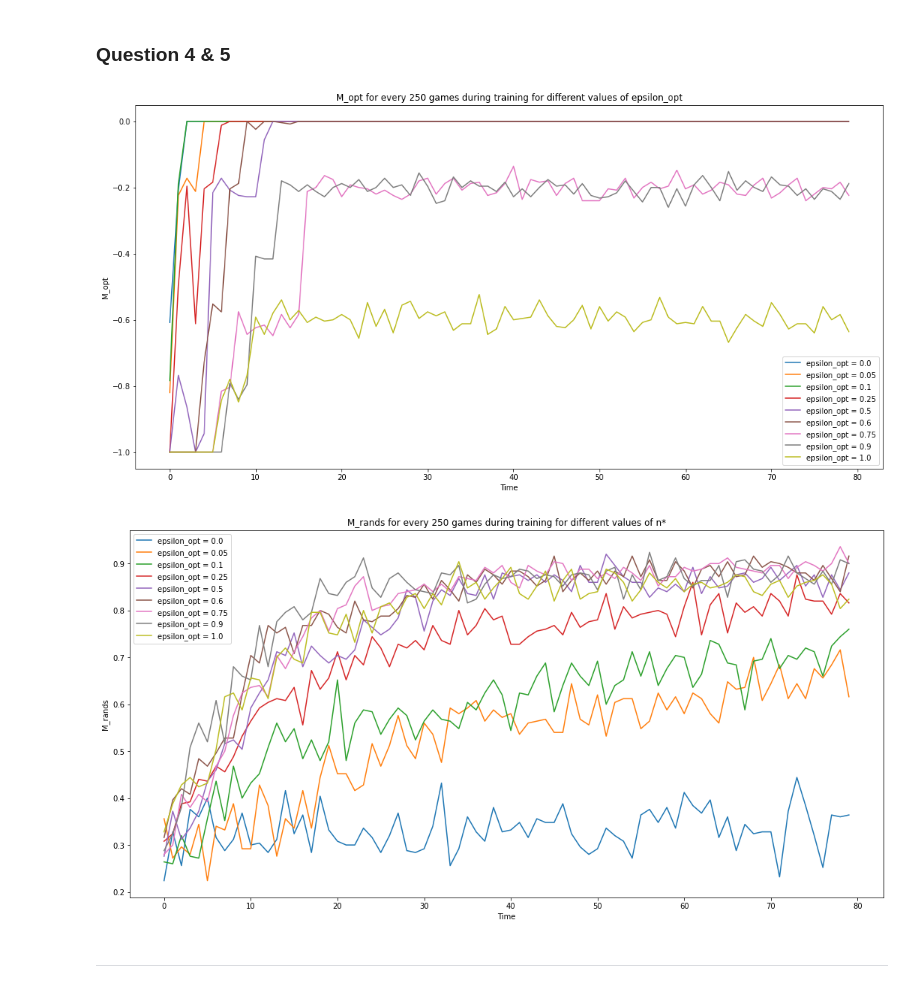
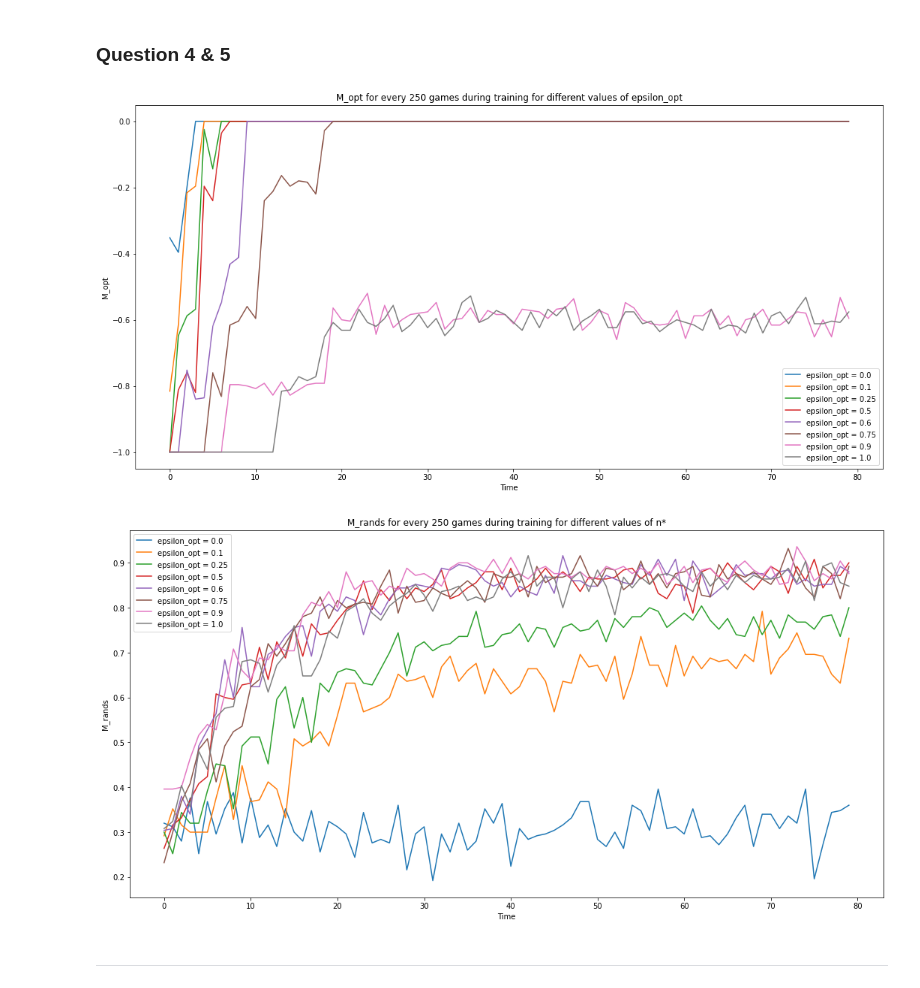
Before and after one commit to thurgarion2/tictactoe, a Jupyter notebook: tic_tac_toe.ipynb, the cells around one changed output. Drawn from its saved outputs; the diff is of its cells as text; code cells hidden in the pictures.

```diff
--- a/tic_tac_toe.ipynb
+++ b/tic_tac_toe.ipynb
@@ -536,13 +537,22 @@ def play_epsilon_n_strategy(n_star, n_games = 20000, player_opt_epsilon = 0.5, a
     env = TictactoeEnv()
     Turns = np.array(['X','O'])
     q_player = QLearning()
-    avg_rewards = [] #list that stores the avg reward for each 'average_length' games
-    M_opts = [] #list that stores the M_opt for each 'average length' games
-    M_rands = [] #list that stores the M_opt for each 'average length' games
-    s = 0
+
+    array_length = int(n_games/average_length)
+
+    avg_rewards = np.empty(array_length, float) #list that stores the avg reward for each 'average_length' games
+
+    M_opts = np.empty(array_length, float) #list that stores the M_opt for each 'average length' games
+    M_rands = np.empty(array_length, float) #list that stores the M_opt for each 'average length' games
+
+    s = 0 # variable which summs the average reward every 250 games
+    k = 0 # array_index
+
+    player_opt = OptimalPlayer(epsilon=player_opt_epsilon, player=Turns[0])
+
     for i in range(n_games):
         grid, _, __ = env.observe()
-        player_opt = OptimalPlayer(epsilon=player_opt_epsilon, player=Turns[np.mod(i,2)]) #switching first player per game
+        player_opt.player = Turns[np.mod(i,2)] #switching first player per game
         q_player.update_epsilon(new_epsilon = epsilon(i, n_star))
 
         for j in range(9):
@@ -560,14 +570,16 @@ def play_epsilon_n_strategy(n_star, n_games = 20000, player_opt_epsilon = 0.5, a
                 # Storing q_player_reward
                 s += q_player_reward
                 if np.mod(i+1, average_length) == 0:
-                    avg_rewards.append(s / average_length)
+                    avg_rewards[k] = s / 250.0
                     s = 0
 
                     #Computing M_Opt
-                    M_opts.append(compute_M(q_player, 0.0))
+                    M_opts[k] = compute_M(q_player, 0.0)
 
                     #Computing M_rand
-                    M_rands.append(compute_M(q_player, 1.0))
+                    M_rands[k] = compute_M(q_player, 1.0)
+
+                    k += 1
 
                 q_player.update_qvalue_end(reward=q_player_reward)
 
@@ -575,10 +587,10 @@ def play_epsilon_n_strategy(n_star, n_games = 20000, player_opt_epsilon = 0.5, a
                 env.reset()
                 break
 
-    return np.array(avg_rewards), np.array(M_opts), np.array(M_rands)
+    return avg_rewards, M_opts, M_rands
 # %%
 n_stars = np.array([1, 50, 200, 750, 4000, 8000, 16000, 32000, 40000])
-result = np.array([play_epsilon_n_strategy(n_star) for n_star in n_stars])
+result = np.array([play_epsilon_n_strategy(n_star) for n_star in tqdm(n_stars)])
 # %%
 avg_rewards = result[:,0,:]
 M_opts = result[:, 1, :]
@@ -625,13 +637,13 @@ plt.show()
 ### Question 4 & 5
 # %%
 n_star = 8000
-e_opts = np.array([0, 0.05, 0.1, 0.25, 0.5, 0.6, 0.75, 0.9, 1])
-result = np.array([play_epsilon_n_strategy(n_star, player_opt_epsilon = e_opt) for e_opt in e_opts])
+e_opts = np.array([0.0, 0.1, 0.25, 0.5, 0.6, 0.75, 0.9, 1.0])
+result = np.array([play_epsilon_n_strategy(n_star, player_opt_epsilon = e_opt) for e_opt in tqdm(e_opts)])
 M_opts = result[:, 1, :]
 M_rands = result[:, 2, :]
 # %%
 fig = plt.figure(figsize=(18,9))
-for i in range(len(n_stars)):
+for i in range(len(e_opts)):
     y = M_opts[i]
     plt.plot(range(len(y)), y, label = 'epsilon_opt = ' + str(e_opts[i]))
 plt.legend()
@@ -640,19 +652,19 @@ plt.ylabel('M_opt')
 plt.xlabel('Time')
 plt.show()
 # %% [output]
-[figure, old version]
+[figure, new version]
 # %%
 fig = plt.figure(figsize=(18,9))
-for i in range(len(n_stars)):
+for i in range(len(e_opts)):
     y = M_rands[i]
     plt.plot(range(len(y)), y, label = 'epsilon_opt = ' + str(e_opts[i]))
 plt.legend()
 plt.title('M_rands for every 250 games during training for different values of n*')
 plt.ylabel('M_rands')
 plt.xlabel('Time')
 plt.show()
 # %% [output]
-[figure, old version]
+[figure, new version]
 # %% [markdown]
 ___
 # %% [markdown]
```
Also changed, not shown: parts of 24 cells of this notebook.
